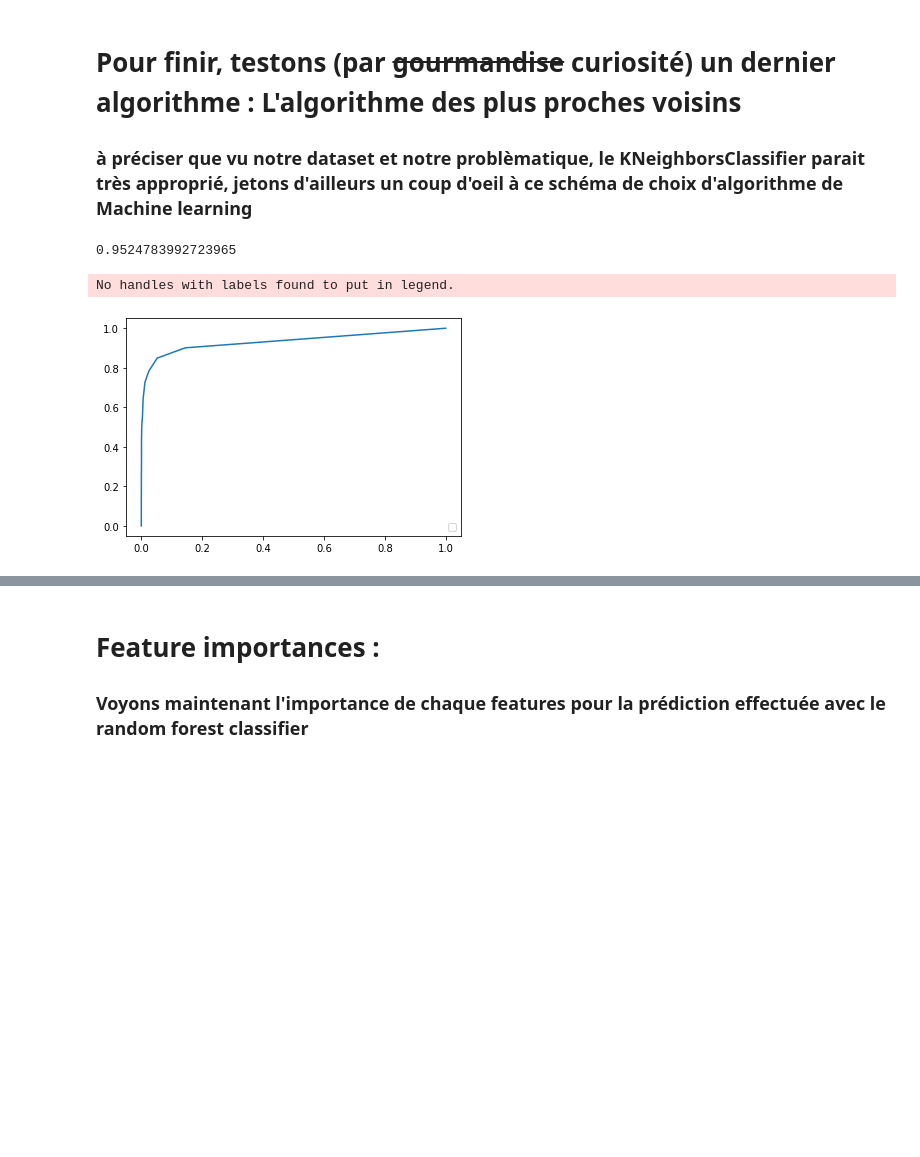
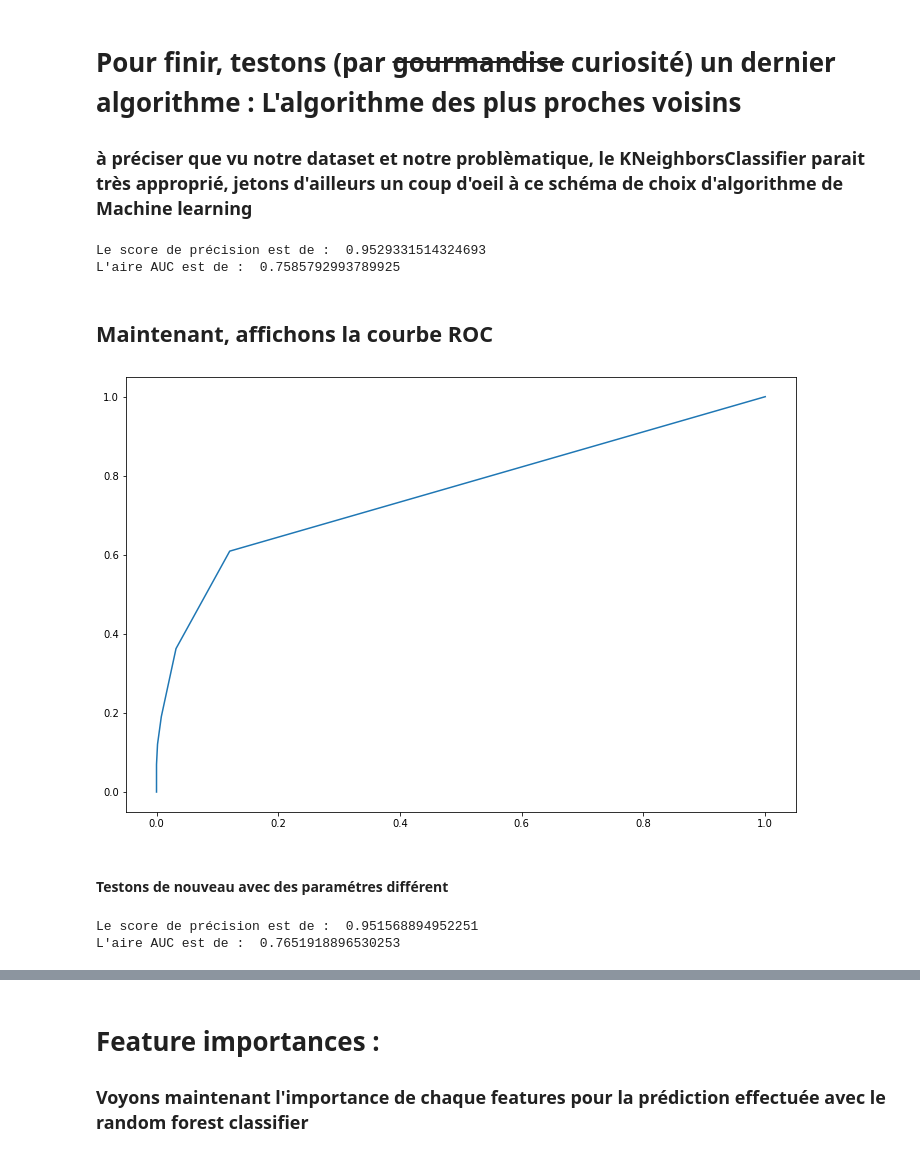
Before and after one commit to Guillaume-Lazaro/Projet_machine_learning, a Jupyter notebook: fake_jobs.ipynb, the cells around one changed output, grey strips where cells are left out. Saved outputs shown, nothing was run; the diff lists cells and outputs as text; code cells hidden in the pictures; blank space fills up the shorter version.

```diff
--- a/fake_jobs.ipynb
+++ b/fake_jobs.ipynb
@@ -247,21 +282,36 @@ accuracy_score(y_pred_rfc, y_test)
 # %%
 from sklearn.neighbors import KNeighborsClassifier
 
+# On instancie un KNeighborsClassifier avec ces paramétres par défaut, n_neighbors à 5, algorithm auto et leaf_size réglé à 30
 knn = KNeighborsClassifier()
 knn.fit(X_train, y_train)
 
 y_pred_knn = knn.predict(X_test)
-accuracy_score(y_pred_knn, y_test)
+print("Le score de précision est de : ",accuracy_score(y_pred_knn, y_test))
+y_pred_knn_proba = knn.predict_proba(X_test)[:,1]
+print("L'aire AUC est de : ",metrics.roc_auc_score(y_test, y_pred_knn_proba))
 # %% [output]
-0.9524783992723965
+Le score de précision est de :  0.9529331514324693
+L'aire AUC est de :  0.7585792993789925
-# %%
-y_pred_knn_proba = knn.predict_proba(X_test)[::,1]
-fpr, tpr, _ = metrics.roc_curve(y_test,  y_pred_rfc_proba)
-auc = metrics.roc_auc_score(y_test, y_pred_rfc_proba)
-
-plt.plot(fpr,tpr)
-plt.legend(loc=4)
-plt.show()
-# %% [output]
-No handles with labels found to put in legend.
-[figure, removed]
+# %% [markdown]
+## Maintenant, affichons la courbe ROC
+# %%
+vp, fp, _  = metrics.roc_curve(y_test,  y_pred_knn_proba)
+fig, ax = plt.subplots(figsize=(12, 8))
+plt.plot(vp, fp)
+plt.show()
+# %% [output]
+[figure, added]
+# %% [markdown]
+#### Testons de nouveau avec des paramétres différent
+# %%
+knn2 = KNeighborsClassifier(n_neighbors=10, algorithm='kd_tree', leaf_size=100)
+knn2.fit(X_train, y_train)
+
+y_pred_knn = knn2.predict(X_test)
+print("Le score de précision est de : ",accuracy_score(y_pred_knn, y_test))
+y_pred_knn_proba = knn2.predict_proba(X_test)[:,1]
+print("L'aire AUC est de : ",metrics.roc_auc_score(y_test, y_pred_knn_proba))
+# %% [output]
+Le score de précision est de :  0.951568894952251
+L'aire AUC est de :  0.7651918896530253
```
Also changed, not shown: parts of 29 cells of this notebook.
